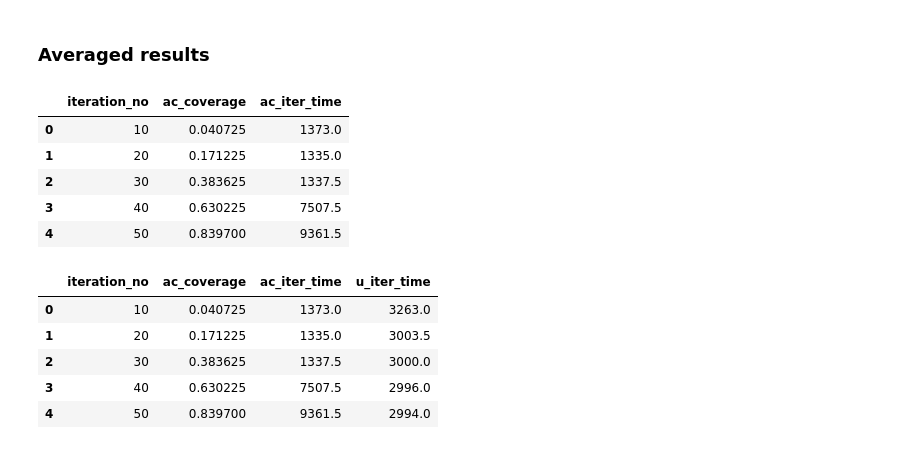
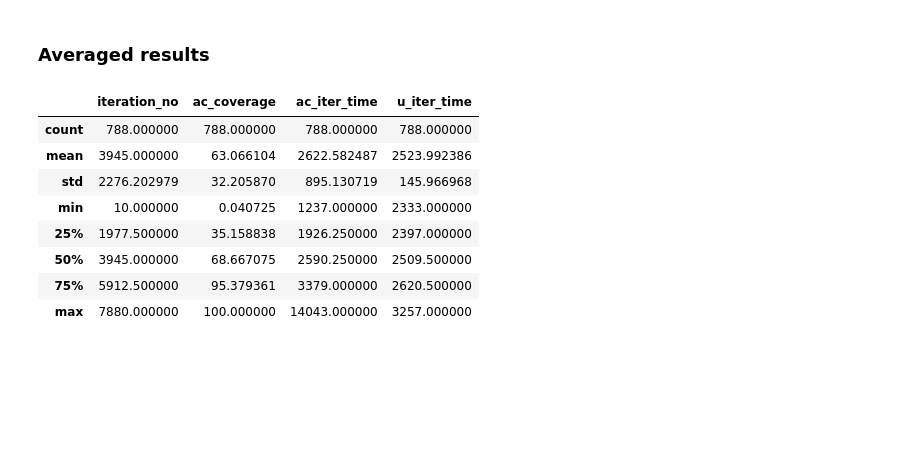
Before and after one commit to prenc/saturated-flow-thesis, a Jupyter notebook: coverage_evaluation.ipynb, the cells around one changed output. Drawn from its saved outputs; the diff is of its cells as text; code cells hidden in the pictures; blank space fills up the shorter version.

```diff
--- a/coverage_evaluation.ipynb
+++ b/coverage_evaluation.ipynb
@@ -83,35 +105,34 @@ plt.show()
 # %%
 ac_to_avg = glob('unical_mount_point/ac_*')
 
 inter_df = pd.DataFrame()
 for i, path in enumerate(ac_to_avg):
     df = pd.read_csv(path, skiprows=1, names=['iteration_no', 'ac_coverage', 'ac_iter_time'])
     inter_df[i] = df.ac_iter_time
 
 avg_20_comp = pd.read_csv(ac_to_avg[0], skiprows=1, names=['iteration_no', 'ac_coverage', 'ac_iter_time'])
 avg_20_comp['ac_iter_time'] = inter_df.median(axis=1)
-avg_20_comp.head()
+
+u_to_avg = glob('unical_mount_point/u_*')
+
+inter_df = pd.DataFrame()
+for i, path in enumerate(u_to_avg):
+    df = pd.read_csv(path, skiprows=1, names=['iteration_no', 'u_coverage', 'u_iter_time'])
+    inter_df[i] = df.u_iter_time
+
+avg_20_comp['u_iter_time'] = inter_df.median(axis=1)
+
+first_100 = (avg_20_comp['ac_coverage'] == 100).idxmax()
+avg_20_comp = avg_20_comp.iloc[:first_100 + 1]
+
+avg_20_comp.describe()
 # %% [output]
-|  | iteration_no | ac_coverage | ac_iter_time |
-| 0 | 10 | 0.040725 | 1373.0 |
-| 1 | 20 | 0.171225 | 1335.0 |
-| 2 | 30 | 0.383625 | 1337.5 |
-| 3 | 40 | 0.630225 | 7507.5 |
-| 4 | 50 | 0.839700 | 9361.5 |
+|  | iteration_no | ac_coverage | ac_iter_time | u_iter_time |
+| count | 788.000000 | 788.000000 | 788.000000 | 788.000000 |
+| mean | 3945.000000 | 63.066104 | 2622.582487 | 2523.992386 |
+| std | 2276.202979 | 32.205870 | 895.130719 | 145.966968 |
+| min | 10.000000 | 0.040725 | 1237.000000 | 2333.000000 |
+| 25% | 1977.500000 | 35.158838 | 1926.250000 | 2397.000000 |
+| 50% | 3945.000000 | 68.667075 | 2590.250000 | 2509.500000 |
+| 75% | 5912.500000 | 95.379361 | 3379.000000 | 2620.500000 |
+| max | 7880.000000 | 100.000000 | 14043.000000 | 3257.000000 |
-# %%
-u_to_avg = glob('unical_mount_point/u_*')
-
-inter_df = pd.DataFrame()
-for i, path in enumerate(u_to_avg):
-    df = pd.read_csv(path, skiprows=1, names=['iteration_no', 'u_coverage', 'u_iter_time'])
-    inter_df[i] = df.u_iter_time
-
-avg_20_comp['u_iter_time'] = inter_df.median(axis=1)
-avg_20_comp.head()
-# %% [output]
-|  | iteration_no | ac_coverage | ac_iter_time | u_iter_time |
-| 0 | 10 | 0.040725 | 1373.0 | 3263.0 |
-| 1 | 20 | 0.171225 | 1335.0 | 3003.5 |
-| 2 | 30 | 0.383625 | 1337.5 | 3000.0 |
-| 3 | 40 | 0.630225 | 7507.5 | 2996.0 |
-| 4 | 50 | 0.839700 | 9361.5 | 2994.0 |
```
Also changed, not shown: parts of 17 cells of this notebook.
